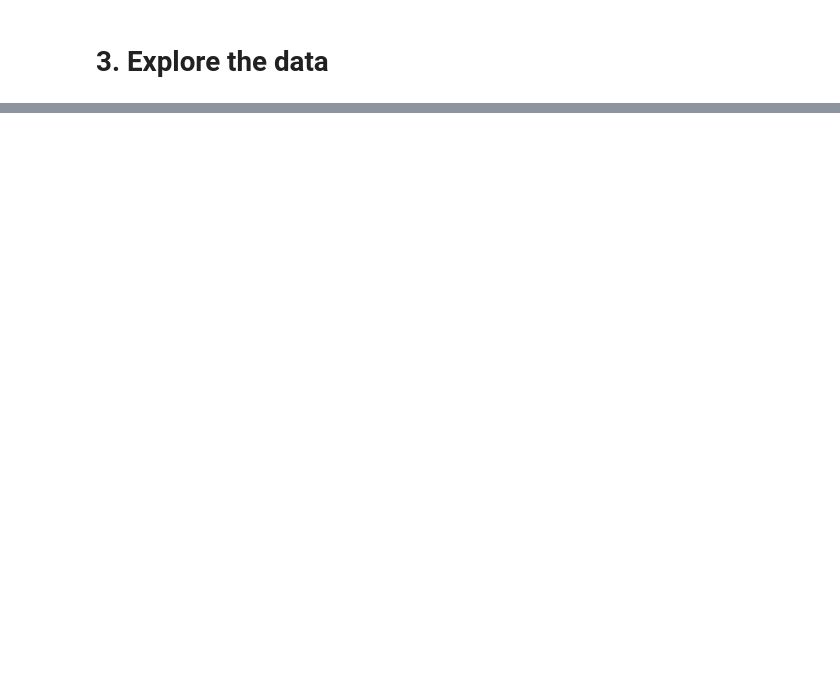
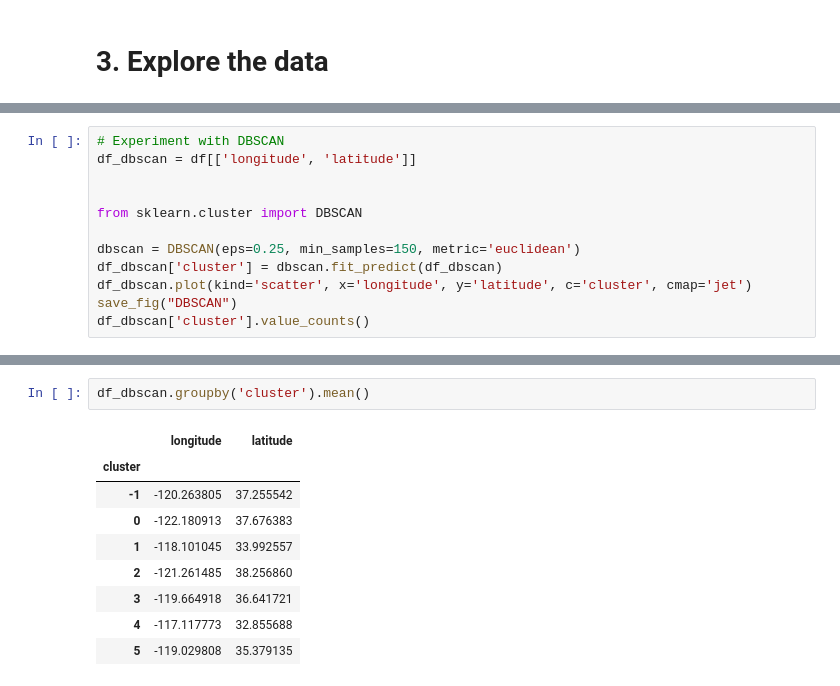
Before and after one commit to leztien/portfolio-project-linear-regression-for-price-prediction, a Jupyter notebook: exploratory_data_analysis.ipynb, the cells around one changed output, grey strips where cells are left out. Saved outputs shown, nothing was run; the diff lists cells and outputs as text; blank space fills up the shorter version.

```diff
--- a/exploratory_data_analysis.ipynb
+++ b/exploratory_data_analysis.ipynb
@@ -158,0 +182,12 @@ strat_train_set, strat_test_set = train_test_split(df, test_size=0.2, stratify=i
+# %%
+# Experiment with DBSCAN
+df_dbscan = df[['longitude', 'latitude']]
+
+
+from sklearn.cluster import DBSCAN
+
+dbscan = DBSCAN(eps=0.25, min_samples=150, metric='euclidean')
+df_dbscan['cluster'] = dbscan.fit_predict(df_dbscan)
+df_dbscan.plot(kind='scatter', x='longitude', y='latitude', c='cluster', cmap='jet')
+save_fig("DBSCAN")
+df_dbscan['cluster'].value_counts()
@@ -158,0 +210,12 @@ strat_train_set, strat_test_set = train_test_split(df, test_size=0.2, stratify=i
+# %%
+df_dbscan.groupby('cluster').mean()
+# %% [output]
+|  | longitude | latitude |
+| cluster |  |  |
+| -1 | -120.263805 | 37.255542 |
+| 0 | -122.180913 | 37.676383 |
+| 1 | -118.101045 | 33.992557 |
+| 2 | -121.261485 | 38.256860 |
+| 3 | -119.664918 | 36.641721 |
+| 4 | -117.117773 | 32.855688 |
+| 5 | -119.029808 | 35.379135 |
```
Also changed, not shown: parts of 12 cells of this notebook, 7 other files.
